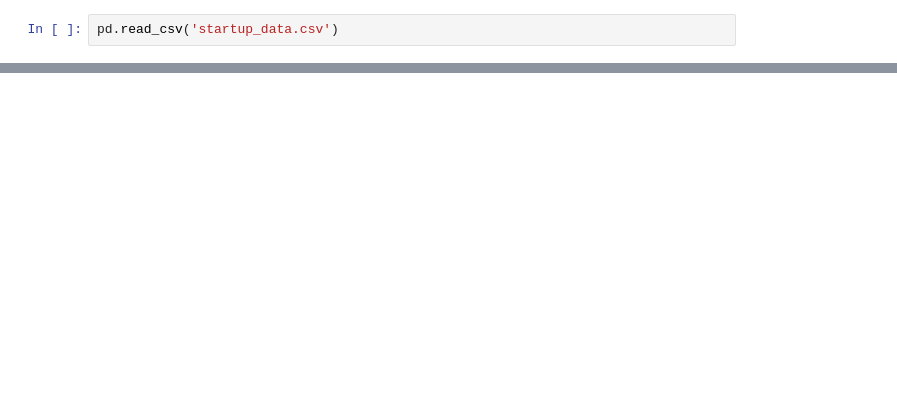
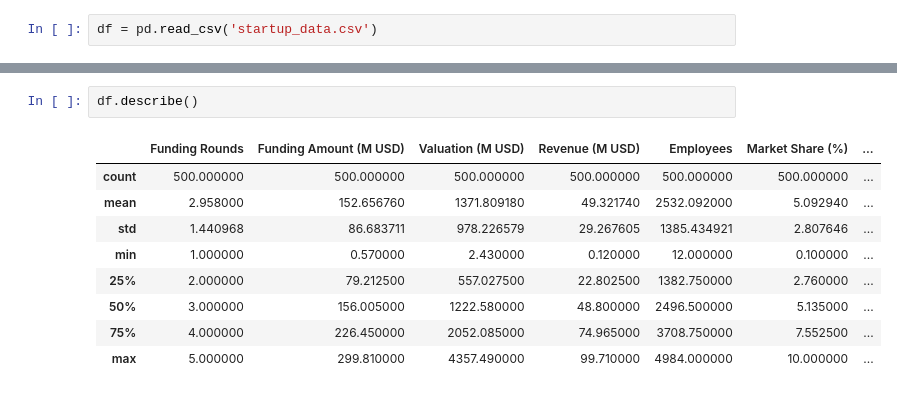
Before and after one commit to MichaelSParkin3/startup-success-predictor, a Jupyter notebook: startup_predictor.ipynb, the cells around one changed output, grey strips where cells are left out. Cells and saved outputs as stored; diff of their text form; blank space fills up the shorter version.

```diff
--- a/startup_predictor.ipynb
+++ b/startup_predictor.ipynb
@@ -3,2 +4,2 @@ import pandas as pd;
 # %%
-pd.read_csv('startup_data.csv')
+df = pd.read_csv('startup_data.csv')
@@ -18,0 +37,12 @@ pd.read_csv('startup_data.csv')
+# %%
+df.describe()
+# %% [output]
+|  | Funding Rounds | Funding Amount (M USD) | Valuation (M USD) | Revenue (M USD) | Employees | Market Share (%) | ... |
+| count | 500.000000 | 500.000000 | 500.000000 | 500.000000 | 500.000000 | 500.000000 | ... |
+| mean | 2.958000 | 152.656760 | 1371.809180 | 49.321740 | 2532.092000 | 5.092940 | ... |
+| std | 1.440968 | 86.683711 | 978.226579 | 29.267605 | 1385.434921 | 2.807646 | ... |
+| min | 1.000000 | 0.570000 | 2.430000 | 0.120000 | 12.000000 | 0.100000 | ... |
+| 25% | 2.000000 | 79.212500 | 557.027500 | 22.802500 | 1382.750000 | 2.760000 | ... |
+| 50% | 3.000000 | 156.005000 | 1222.580000 | 48.800000 | 2496.500000 | 5.135000 | ... |
+| 75% | 4.000000 | 226.450000 | 2052.085000 | 74.965000 | 3708.750000 | 7.552500 | ... |
+| max | 5.000000 | 299.810000 | 4357.490000 | 99.710000 | 4984.000000 | 10.000000 | ... |
```
Also changed, not shown: parts of 6 cells of this notebook.
